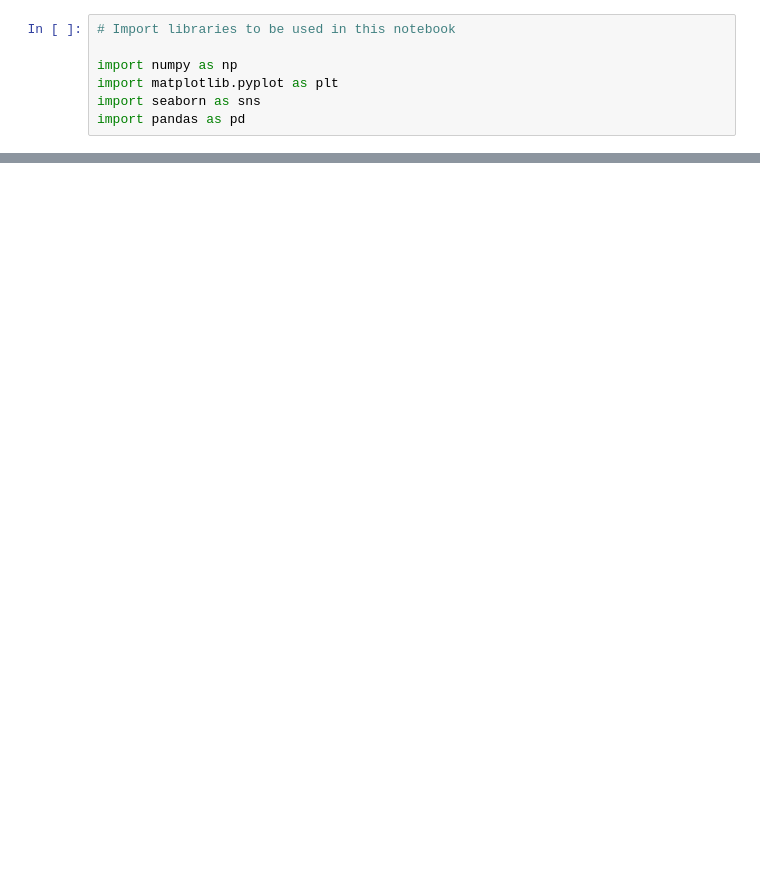
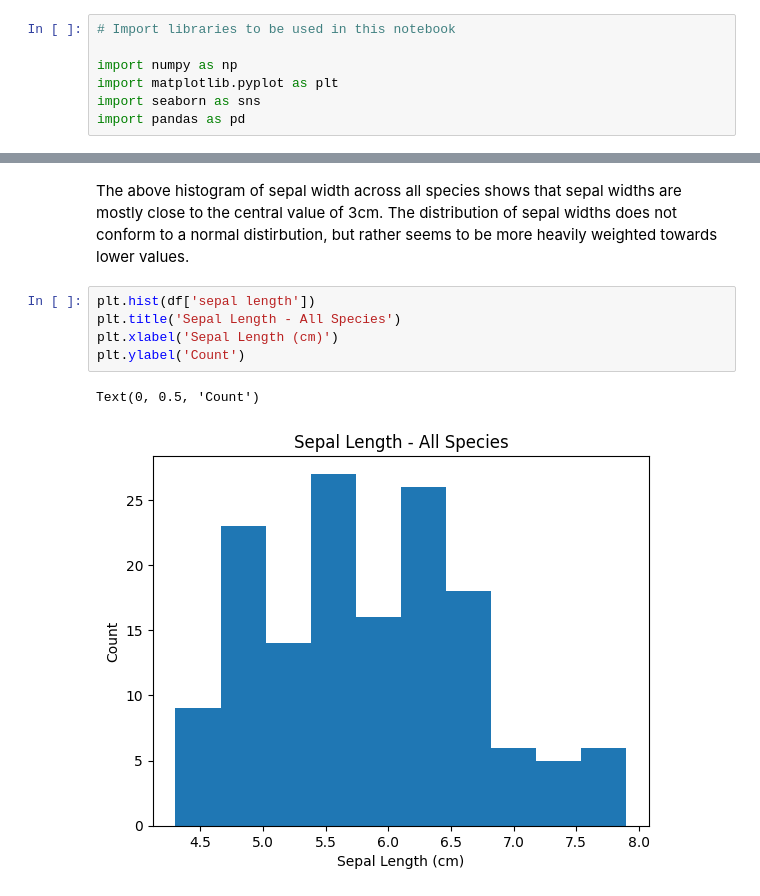
Before and after one commit to tomdbrophy/fund_data_analysis_assessment, a Jupyter notebook: project.ipynb, the cells around one changed output, grey strips where cells are left out. Cells and saved outputs as stored; diff of their text form; blank space fills up the shorter version.

```diff
--- a/project.ipynb
+++ b/project.ipynb
@@ -21,0 +33,10 @@ df.tail()
+# %% [markdown]
+The above histogram of sepal width across all species shows that sepal widths are mostly close to the central value of 3cm. The distribution of sepal widths does not conform to a normal distirbution, but rather seems to be more heavily weighted towards lower values.
+# %%
+plt.hist(df['sepal length'])
+plt.title('Sepal Length - All Species')
+plt.xlabel('Sepal Length (cm)')
+plt.ylabel('Count')
+# %% [output]
+Text(0, 0.5, 'Count')
+[figure, added]
```
Also changed, not shown: parts of 7 cells of this notebook.
